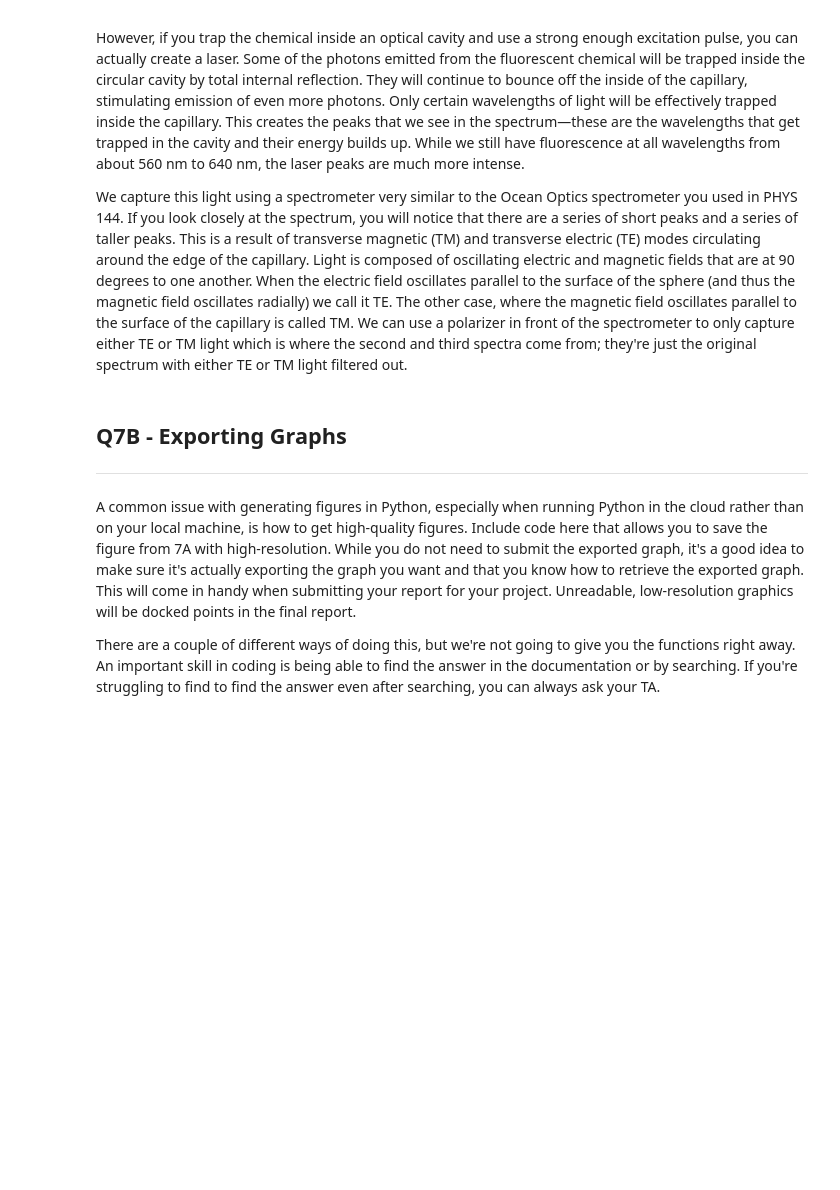
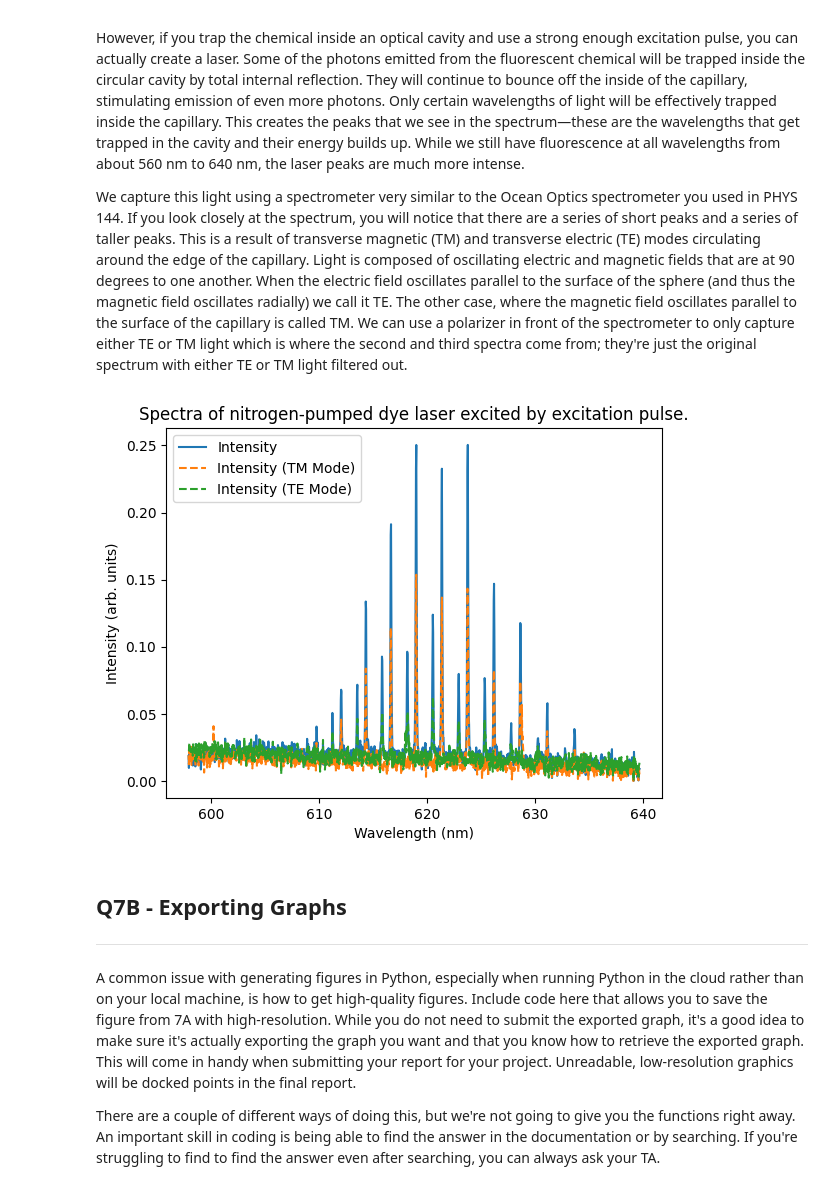
Before and after one commit to JeffKhuu/phys181lab, a Jupyter notebook: JeffKhuu-PHYS_146_Python_1.ipynb, the cells around one changed output. Drawn from its saved outputs; the diff is of its cells as text; code cells hidden in the pictures; blank space fills up the shorter version.

```diff
--- a/JeffKhuu-PHYS_146_Python_1.ipynb
+++ b/JeffKhuu-PHYS_146_Python_1.ipynb
@@ -186,3 +228,29 @@ We capture this light using a spectrometer very similar to the Ocean Optics spec
+# %%
+# load the data using pandas
+import pandas as pd
+spectra_data = pd.read_csv("PHYS 146 Spectra.csv")
+
+# create numpy arrays of each column
+wavelength = np.array(spectra_data["Wavelength (nm)"])
+intensity = np.array(spectra_data["Intensity (arb. units)"])
+tm_intensity = np.array(spectra_data["TM Mode Intensity (arb. units)"])
+te_intensity = np.array(spectra_data["TE Mode Intensity (arb. units)"])
+
+# plot each spectrum
+fig = plt.figure()
+plt.plot(wavelength, intensity, label="Intensity")
+plt.plot(wavelength, tm_intensity, linestyle="--", label="Intensity (TM Mode)")
+plt.plot(wavelength, te_intensity, linestyle="--", label="Intensity (TE Mode)")
+
+# add plot details
+plt.title("Spectra of nitrogen-pumped dye laser excited by excitation pulse.")
+plt.xlabel("Wavelength (nm)")
+plt.ylabel("Intensity (arb. units)")
+plt.legend(loc="best")
+
+plt.show()
+# %% [output]
+[figure, added]
 # %% [markdown]
 ## Q7B - Exporting Graphs
 
```
Also changed, not shown: parts of 12 cells of this notebook, 2 other files.
